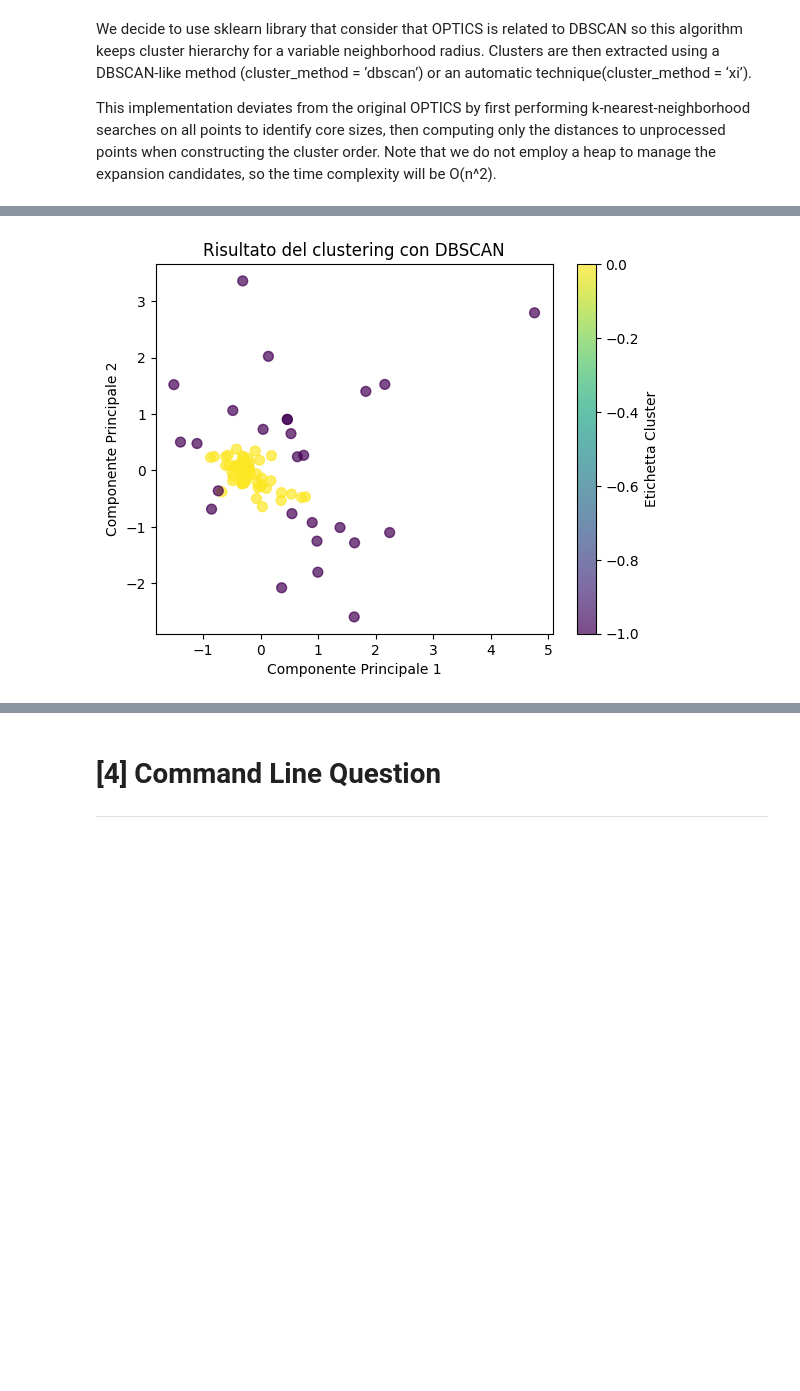
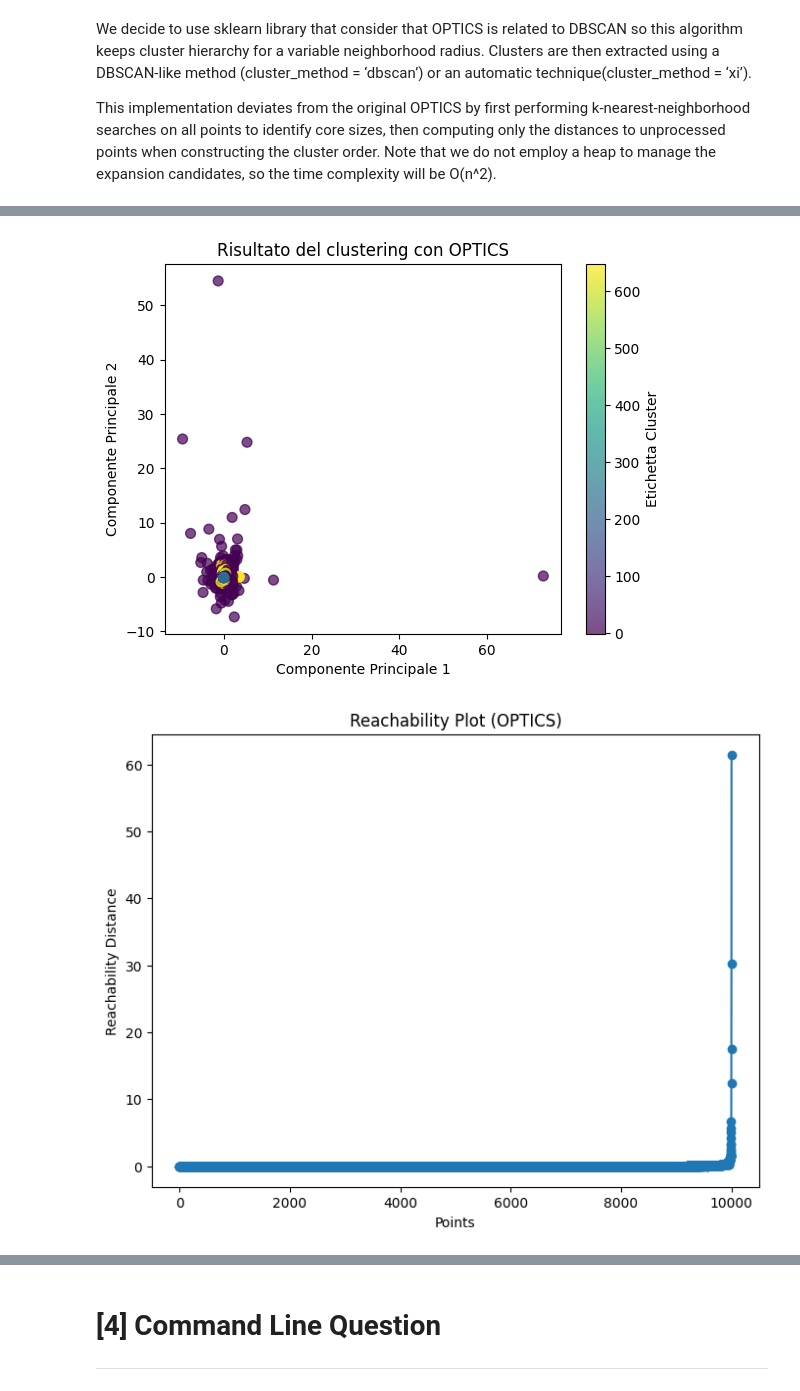
Before and after one commit to Ykanj/ADM-HW-4, a Jupyter notebook: main.ipynb, the cells around one changed output, grey strips where cells are left out. Cells and saved outputs as stored; diff of their text form; code cells hidden in the pictures; blank space fills up the shorter version.

```diff
--- a/main.ipynb
+++ b/main.ipynb
@@ -1172,23 +1104,30 @@ clusters = dbscan.fit_predict(df_transformed)
 # %%
-# Importa le librerie necessarie
-from sklearn.cluster import DBSCAN
+
+from sklearn.cluster import OPTICS
 import matplotlib.pyplot as plt
 
-# Supponiamo che 'df_transformed' sia il tuo DataFrame trasformato con MCA
-# Epsilon e MinPoints sono iperparametri che dovrai regolare
-epsilon = 0.3
 min_samples = 5
+xi = 0.05
 
-# Crea un oggetto DBSCAN e adattalo ai tuoi dati
-dbscan = DBSCAN(eps=epsilon, min_samples=min_samples)
-clusters = dbscan.fit_predict(df_transformed)
+# Crea un oggetto OPTICS e adattalo ai tuoi dati
+optics = OPTICS(min_samples=min_samples, xi=xi)
+clusters = optics.fit_predict(df_transformed)
 
 # Visualizza i risultati del clustering in un grafico a dispersione
 plt.scatter(df_transformed.iloc[:, 0], df_transformed.iloc[:, 1], c=clusters, cmap='viridis', s=50, alpha=0.7)
-plt.title('Risultato del clustering con DBSCAN')
+plt.title('Risultato del clustering con OPTICS')
 plt.xlabel('Componente Principale 1')
 plt.ylabel('Componente Principale 2')
 plt.colorbar(label='Etichetta Cluster')
 plt.show()
+
+plt.figure(figsize=(8, 6))
+reachability = optics.reachability_[optics.ordering_]
+plt.plot(reachability, marker='o')
+plt.title('Reachability Plot (OPTICS)')
+plt.xlabel('Points')
+plt.ylabel('Reachability Distance')
+plt.show()
 # %% [output]
-[figure, old version]
+[figure, new version]
+[figure, added]
```
Also changed, not shown: parts of 16 cells of this notebook.
